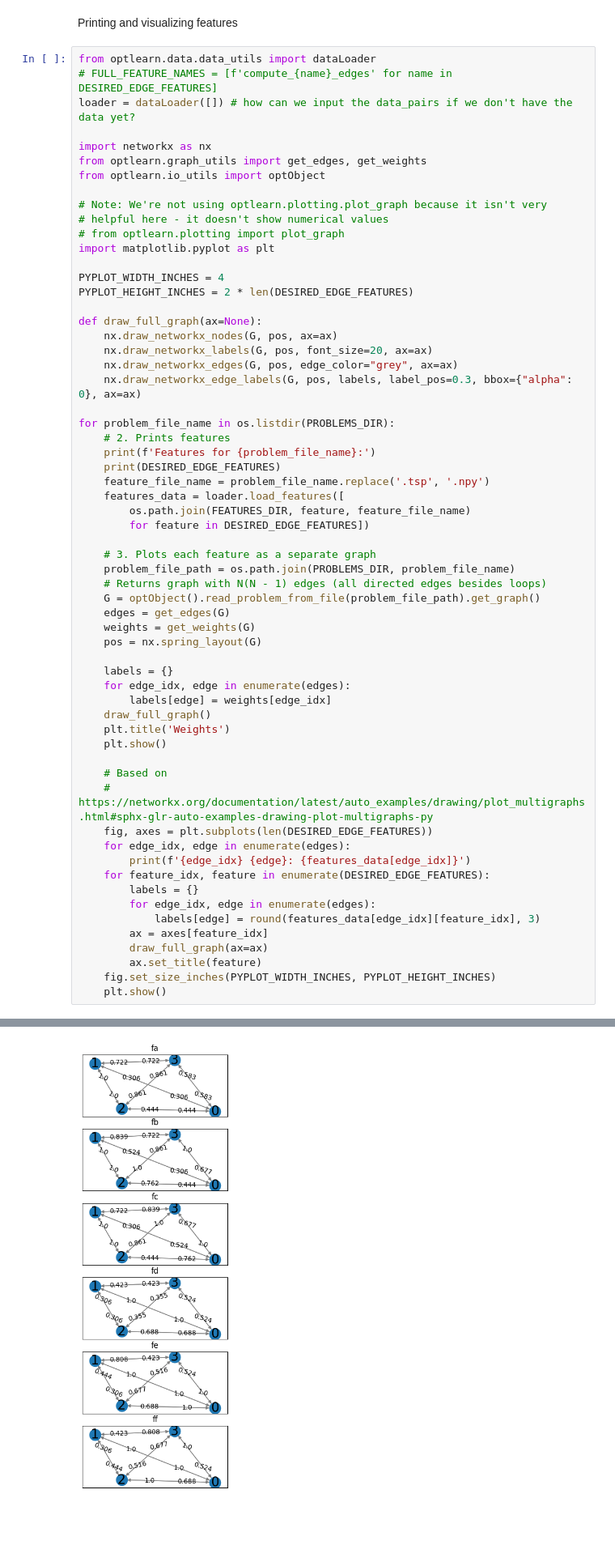
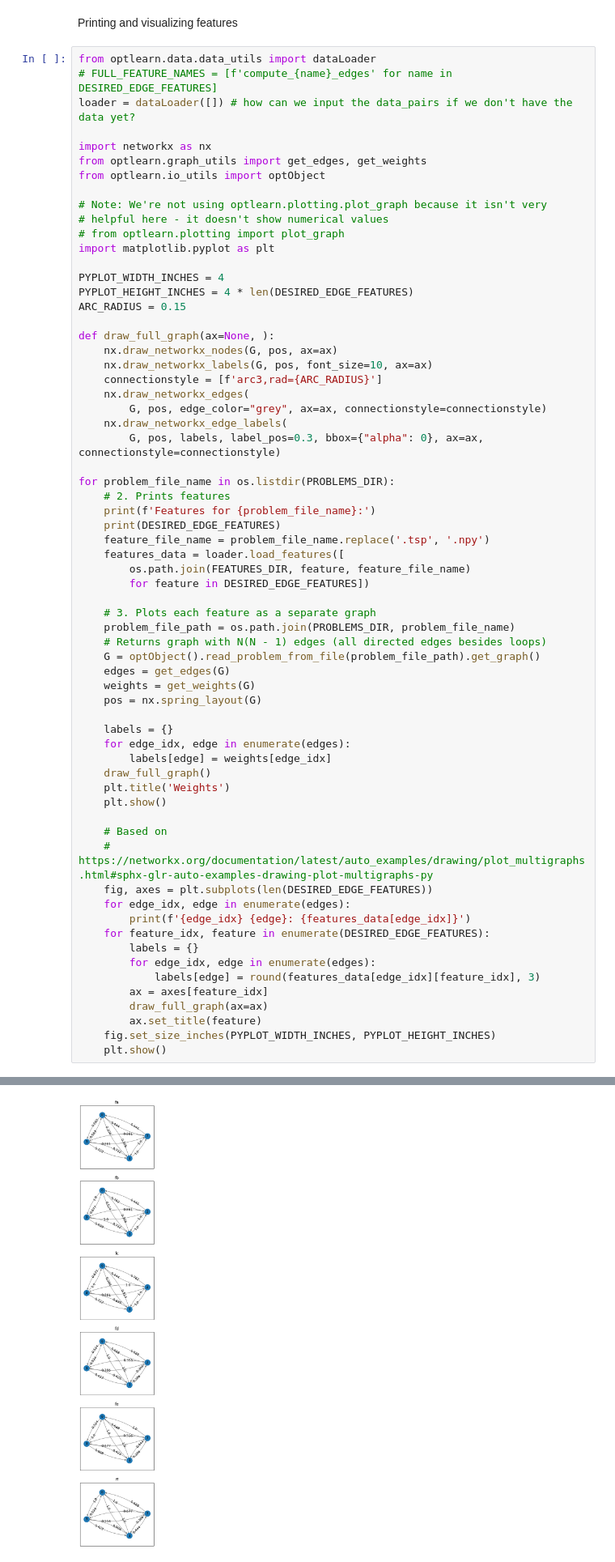
Before and after one commit to krishnabhattaram/TSPPruning, a Jupyter notebook: optlearn/extraction_demo.ipynb, the cells around one changed output, grey strips where cells are left out. Shown at 81% size. Cells and saved outputs as stored; diff of their text form; blank space fills up the shorter version.

Commit message:
Upgrade to Python 3.10 with latest possible pip packages and implement curved edges in visualization

```diff
--- a/optlearn/extraction_demo.ipynb
+++ b/optlearn/extraction_demo.ipynb
@@ -46,13 +46,17 @@ from optlearn.io_utils import optObject
 import matplotlib.pyplot as plt
 
 PYPLOT_WIDTH_INCHES = 4
-PYPLOT_HEIGHT_INCHES = 2 * len(DESIRED_EDGE_FEATURES)
+PYPLOT_HEIGHT_INCHES = 4 * len(DESIRED_EDGE_FEATURES)
+ARC_RADIUS = 0.15
 
-def draw_full_graph(ax=None):
+def draw_full_graph(ax=None, ):
 	nx.draw_networkx_nodes(G, pos, ax=ax)
-	nx.draw_networkx_labels(G, pos, font_size=20, ax=ax)
-	nx.draw_networkx_edges(G, pos, edge_color="grey", ax=ax)
-	nx.draw_networkx_edge_labels(G, pos, labels, label_pos=0.3, bbox={"alpha": 0}, ax=ax)
+	nx.draw_networkx_labels(G, pos, font_size=10, ax=ax)
+	connectionstyle = [f'arc3,rad={ARC_RADIUS}']
+	nx.draw_networkx_edges(
+		G, pos, edge_color="grey", ax=ax, connectionstyle=connectionstyle)
+	nx.draw_networkx_edge_labels(
+		G, pos, labels, label_pos=0.3, bbox={"alpha": 0}, ax=ax, connectionstyle=connectionstyle)
 
 for problem_file_name in os.listdir(PROBLEMS_DIR):
 	# 2. Prints features
@@ -99,13 +103,13 @@ Features for small_tsp_instance.tsp:
 0 (0, 1): [0.30555556 0.52380952 0.30555556 1.         1.         1.        ]
 1 (0, 2): [0.44444444 0.76190476 0.44444444 0.6875     0.6875     1.        ]
 2 (0, 3): [0.58333333 1.         0.67741935 0.52380952 0.52380952 1.        ]
 3 (1, 0): [0.30555556 0.30555556 0.52380952 1.         1.         1.        ]
 4 (1, 2): [1.         1.         1.         0.30555556 0.30555556 0.44444444]
 5 (1, 3): [0.72222222 0.72222222 0.83870968 0.42307692 0.42307692 0.80769231]
 6 (2, 0): [0.44444444 0.44444444 0.76190476 0.6875     1.         0.6875    ]
 7 (2, 1): [1.         1.         1.         0.30555556 0.44444444 0.30555556]
 8 (2, 3): [0.86111111 0.86111111 1.         0.35483871 0.51612903 0.67741935]
 9 (3, 0): [0.58333333 0.67741935 1.         0.52380952 1.         0.52380952]
 10 (3, 1): [0.72222222 0.83870968 0.72222222 0.42307692 0.80769231 0.42307692]
 11 (3, 2): [0.86111111 1.         0.86111111 0.35483871 0.67741935 0.51612903]
-[figure, old version]
+[figure, new version]
```
Also changed, not shown: parts of 1 cell of this notebook, 2 other files.
